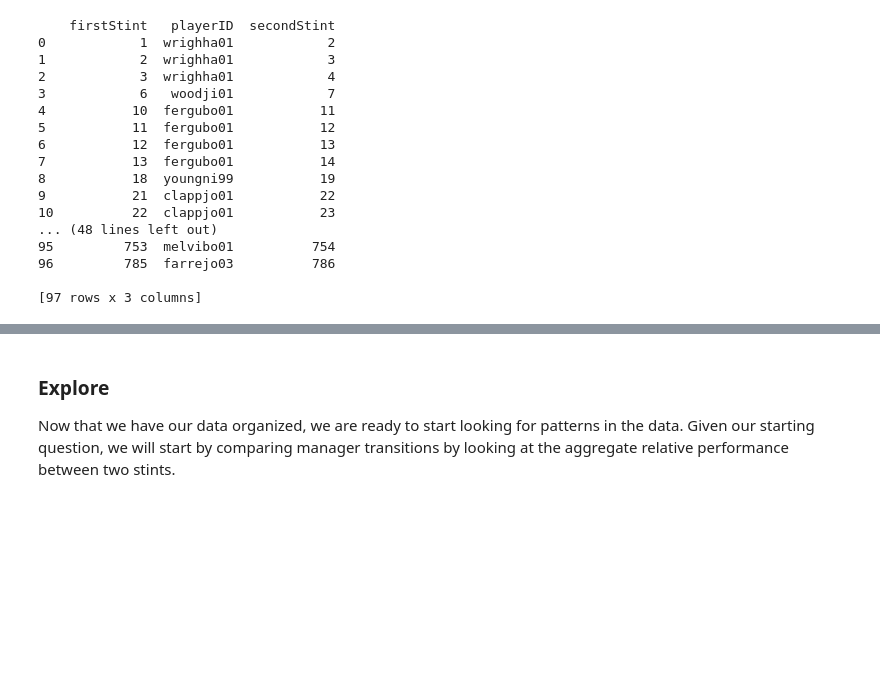
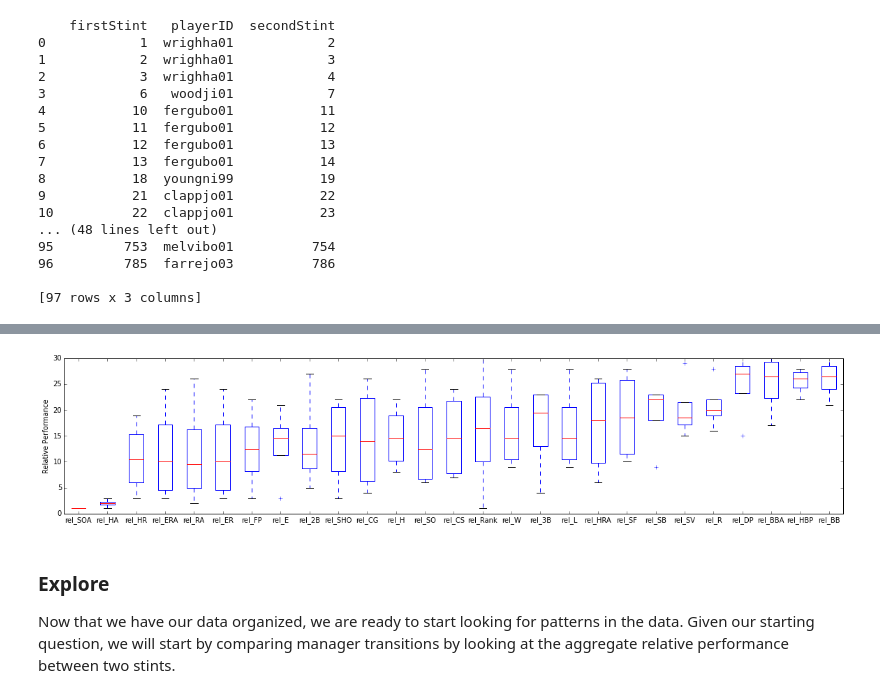
Before and after one commit to thrabchak/Udacity-Data-Analysis, a Jupyter notebook: P2 Baseball Managers/Data_Analyst_ND_Project2.ipynb, the cells around one changed output, grey strips where cells are left out. Saved outputs shown, nothing was run; the diff lists cells and outputs as text; code cells hidden in the pictures; blank space fills up the shorter version.

Commit message:
P2 started compare stints section

```diff
--- a/P2 Baseball Managers/Data_Analyst_ND_Project2.ipynb
+++ b/P2 Baseball Managers/Data_Analyst_ND_Project2.ipynb
@@ -117,15 +117,15 @@ Relative statistical perfomance is a team's performance for a given statistic in
 # largest to smallest, False if it should be ordered smallest to largest.
 team_stat = {
     # Overall Statistics
-    'Rank':   True,  # Position in final standings
+    'Rank':   False,  # Position in final standings
     "W":      True,  # Wins
     "L":      False, # Losses
 
     # (Sort in reverse alphabetical order)
-    "DivWin": True, # Division Winner (Y or N)
-    "WCWin":  True, # Wild Card Winner (Y or N)
-    "LgWin":  True, # League Champion(Y or N)
-    "WSWin":  True, # World Series Winner (Y or N)
+    #"DivWin": True, # Division Winner (Y or N)
+    #"WCWin":  True, # Wild Card Winner (Y or N)
+    #"LgWin":  True, # League Champion(Y or N)
+    #"WSWin":  True, # World Series Winner (Y or N)
 
     # Batting Statistics
     "R":      True,  # Runs scored
@@ -409,7 +410,7 @@ print manager_transitions_df
 def relative_performance_during_stint(stint):
     """Returns a dictionary containing the average relative stats for team during a manager's stint.
        Different from a join because we are averaging the results during the stint.
-       stat -> rel_position"""
+       stat -> [mean rel_position, std rel_position, values]"""
     stint_df = manager_stints_df[manager_stints_df.stintID == stint]
 
     firstYear = stint_df.iloc[0].firstYear
@@ -422,37 +423,34 @@ def relative_performance_during_stint(stint):
                      'lastYear': lastYear, 'numYears': numYears, 'stintID': stint}
 
     for key in team_stat.keys():
-        rel_perf_dict['rel_' + key] = 0
+        rel_perf_dict['rel_' + key] = []
 
-    # Find average placement
-    for year in range(firstYear, lastYear + 1):
-        team_year = rel_teams_df[(rel_teams_df.teamID == teamID) & (rel_teams_df.yearID == year)]
-        for stat in team_stat.keys():
-            statname = 'rel_' + stat
-            if statname in team_year.iloc[0].keys():
-                rel_perf_dict[statname] += team_year.iloc[0][statname]
-            else:
-                rel_perf_dict[statname] = 9999
+    # Get mean and std for each stat in the stint
     for stat in team_stat.keys():
         statname = 'rel_' + stat
-        rel_perf_dict[statname] /= float(numYears)
-
-    # Find variance
-
+        stat_series = rel_teams_df[(rel_teams_df.teamID == teamID) & (rel_teams_df.yearID >= firstYear)\
+                                   & (rel_teams_df.yearID <= lastYear)][statname]
+        rel_perf_dict[statname] = [stat_series.mean(), stat_series.std(), stat_series.values]
 
     return rel_perf_dict
+
+def ordered_rel_stint_performance(stint):
+    """Orders the results of relative_performance_during_stint() into an ordered list of tuples.
+       (stat, mean, std)"""
+    perf_dict = relative_performance_during_stint(stint)
+    # Create list of stat tuples
+    rel_stats_list = []
+    for stat in team_stat.keys():
+        statname = 'rel_' + stat
+        rel_stats_list.append((statname, perf_dict[statname][0], perf_dict[statname][1], perf_dict[statname][2]))
+
+    rel_stats_list = sorted(rel_stats_list, key=lambda stat: stat[1])
+    return rel_stats_list
 
 def display_rel_stint_performance(stint):
     """Displays descriptive statistics for the relative performance of a stint."""
     perf_dict = relative_performance_during_stint(stint)
-    rel_stats_list = []
-
-    # Create list of stat tuples
-    for stat in team_stat.keys():
-        statname = 'rel_' + stat
-        rel_stats_list.append((statname, perf_dict[statname]))
-
-    rel_stats_list = sorted(rel_stats_list, key=lambda stat: stat[1])
+    rel_stats_list = ordered_rel_stint_performance(stint)
 
     out_str = 'stint  : ' + str(perf_dict['stintID'])   + '\n' +\
               'manager: ' + str(perf_dict['manager'])   + '\n' +\
@@ -461,10 +459,25 @@ def display_rel_stint_performance(stint):
               'end   y: ' + str(perf_dict['lastYear'])  + '\n' +\
               'num   y: ' + str(perf_dict['numYears'])  + '\n' +\
               '--------------------\n' + \
-              '(stat, mean place during stint)\n' +\
+              '(stat, mean rank during stint, std of rank during stint, list of actual values)\n' +\
               '\n'.join(map(str, rel_stats_list))
 
     print out_str
+    show_box_plots_rel_stint_performance(stint)
 
-display_rel_stint_performance(786)
+def show_box_plots_rel_stint_performance(stint):
+    """Displays box plots for the relative performance of each statistic during a stint."""
+    perf_dict = relative_performance_during_stint(stint)
+    rel_stats_list = ordered_rel_stint_performance(stint)
+    data = []
+    labels = []
+    for (stat, mean, std, series) in rel_stats_list:
+        data.append(series)
+        labels.append(stat)
+    plt.boxplot(data, labels=labels)
+    plt.ylabel("Relative Performance")
+    plt.gcf().set_figwidth(20)
+    plt.show()
+
+display_rel_stint_performance(700)
 # %% [output]
@@ -488,3 +501,4 @@ num   y: 2
+[figure, added]
 # %% [markdown]
 ### Explore
 Now that we have our data organized, we are ready to start looking for patterns in the data. Given our starting question, we will start by comparing manager transitions by looking at the aggregate relative performance between two stints.
```
Also changed, not shown: parts of 5 cells of this notebook.
